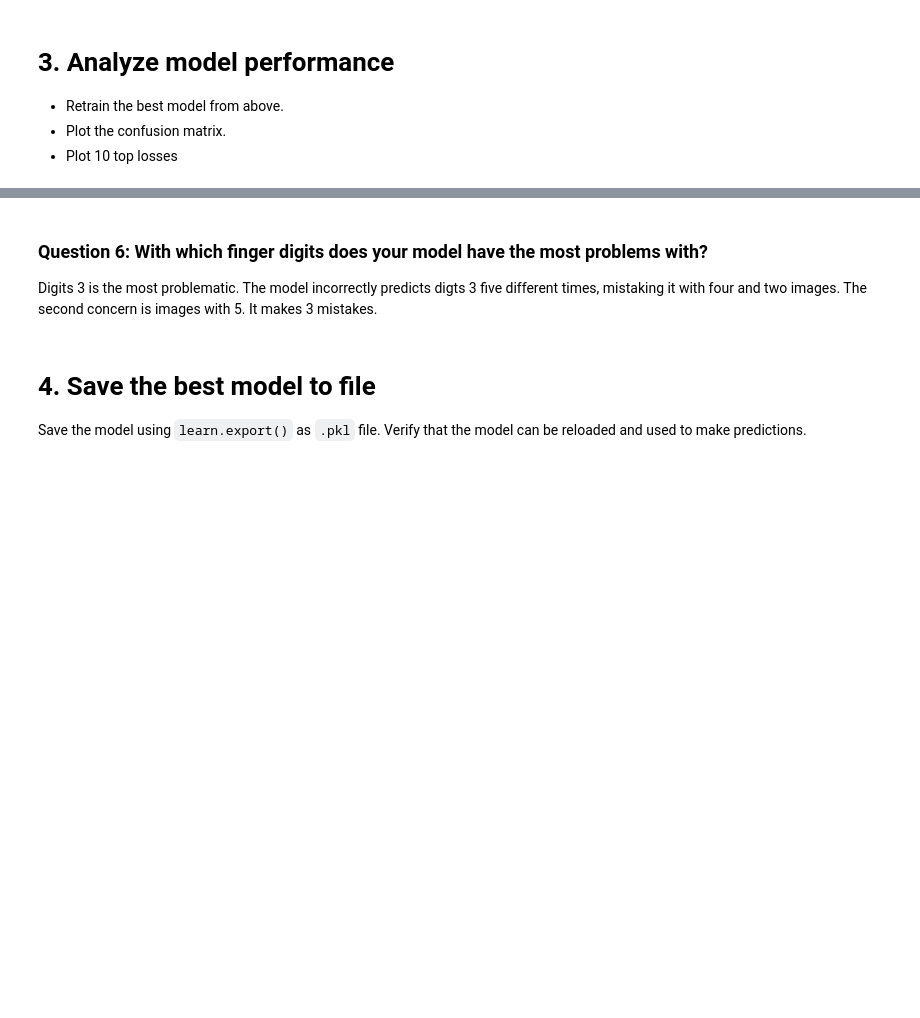
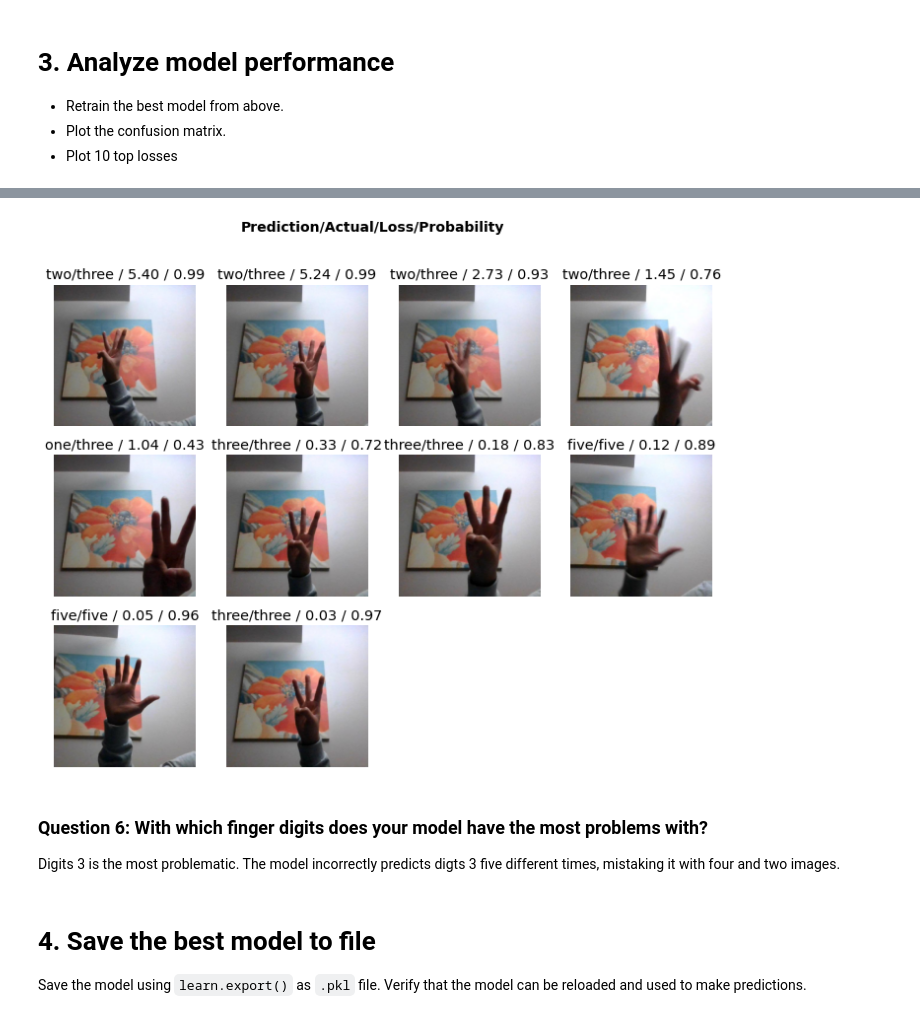
Before and after one commit to HyLe050701/ENCH407Assignment, a Jupyter notebook: lab3_train_finger_count.ipynb, the cells around one changed output, grey strips where cells are left out. Cells and saved outputs as stored; diff of their text form; code cells hidden in the pictures; blank space fills up the shorter version.

Commit message:
Add top losses to 3

```diff
--- a/lab3_train_finger_count.ipynb
+++ b/lab3_train_finger_count.ipynb
@@ -295,0 +299,3 @@ interp.plot_confusion_matrix(figsize=(12,12), dpi=60)
+# %%
+interp.plot_top_losses(10)
+# %% [output]
@@ -296,6 +303,7 @@ interp.plot_confusion_matrix(figsize=(12,12), dpi=60)
+[figure, added]
 # %% [markdown]
 ### Question 6: With which finger digits does your model have the most problems with?
-Digits 3 is the most problematic. The model incorrectly predicts digts 3 five different times, mistaking it with four and two images. The second concern is images with 5. It makes 3 mistakes.
+Digits 3 is the most problematic. The model incorrectly predicts digts 3 five different times, mistaking it with four and two images.
 # %% [markdown]
 # 4. Save the best model to file
 Save the model using `learn.export()` as `.pkl` file. Verify that the model can be reloaded and used to make predictions.
```
Also changed, not shown: parts of 9 cells of this notebook.
